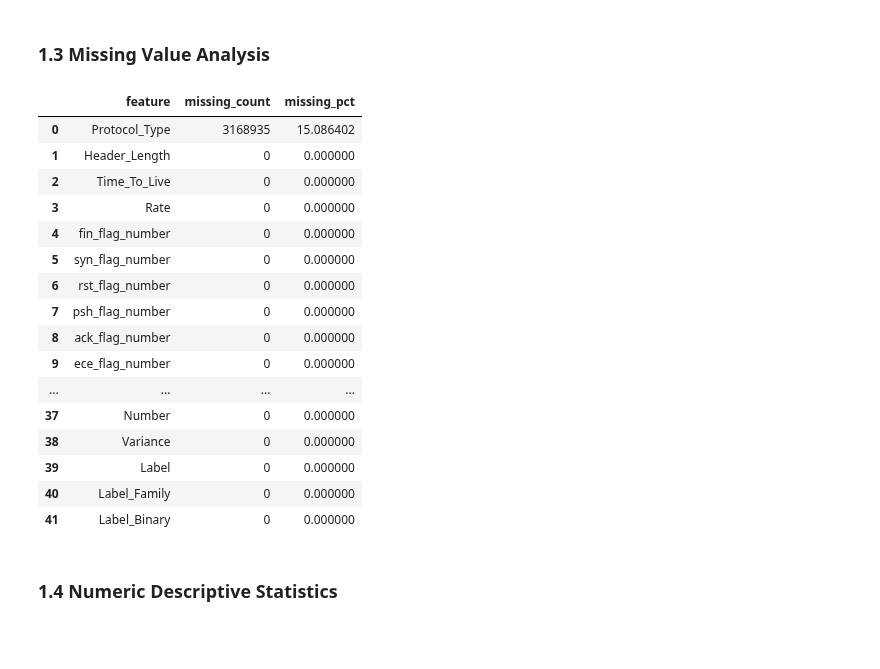
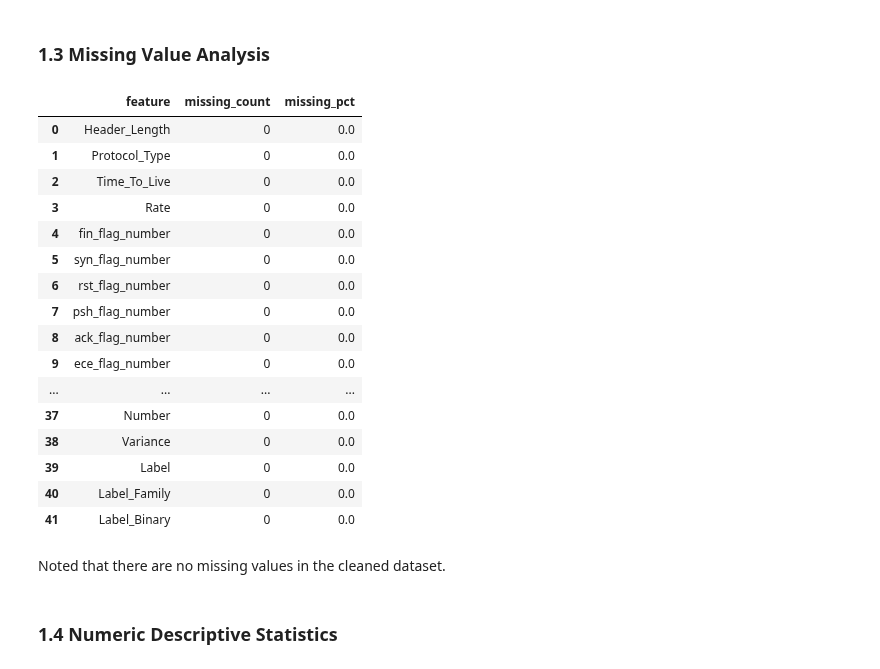
Before and after one commit to gw-00/Cybersecurity_Capstone, a Jupyter notebook: Code_Library/Data_Exploration.ipynb, the cells around one changed output. Saved outputs shown, nothing was run; the diff lists cells and outputs as text; code cells hidden in the pictures; blank space fills up the shorter version.

Commit message:
data exploration notebook update with fixed missing values

```diff
--- a/Code_Library/Data_Exploration.ipynb
+++ b/Code_Library/Data_Exploration.ipynb
@@ -67,64 +68,51 @@ dtype_df
 # %% [markdown]
 ### 1.3 Missing Value Analysis
 # %%
-# Missing counts
-missing_count_df = (
+# Missing value counts and percentages per column
+
+# 1. Count nulls for each column
+missing_count_pl = (
     scan
     .select([
         pl.col(c).null_count().alias(c)
         for c in col_names
     ])
     .collect()
     .transpose(include_header=True, header_name="feature")
 )
 
-# Rename the second column (e.g. 'column_0') to 'missing_count'
-missing_count_df = missing_count_df.rename({
-    missing_count_df.columns[1]: "missing_count"
+# 2. Rename the numeric column (e.g. 'column_0') to 'missing_count'
+missing_count_pl = missing_count_pl.rename({
+    missing_count_pl.columns[1]: "missing_count"
 })
 
-
-# Missing percentages
-missing_pct_df = (
-    scan
-    .select([
-        (pl.col(c).null_count() / pl.len() * 100).alias(c)
-        for c in col_names
-    ])
-    .collect()
-    .transpose(include_header=True, header_name="feature")
-)
-
-# Rename the second column to 'missing_pct'
-missing_pct_df = missing_pct_df.rename({
-    missing_pct_df.columns[1]: "missing_pct"
-})
-
-
-# Combine into a single DataFrame and sort
+# 3. Add missing percentage using the row_count we computed earlier
 missing_pl = (
-    missing_count_df
-    .join(missing_pct_df, on="feature", how="inner")
+    missing_count_pl
+    .with_columns(
+        (pl.col("missing_count") / row_count * 100).alias("missing_pct")
+    )
     .sort("missing_pct", descending=True)
 )
 
+# 4. Convert to pandas for easier viewing/plotting
 missing_df = missing_pl.to_pandas()
 missing_df
 # %% [output]
 |  | feature | missing_count | missing_pct |
-| 0 | Protocol_Type | 3168935 | 15.086402 |
-| 1 | Header_Length | 0 | 0.000000 |
-| 2 | Time_To_Live | 0 | 0.000000 |
-| 3 | Rate | 0 | 0.000000 |
-| 4 | fin_flag_number | 0 | 0.000000 |
-| 5 | syn_flag_number | 0 | 0.000000 |
-| 6 | rst_flag_number | 0 | 0.000000 |
-| 7 | psh_flag_number | 0 | 0.000000 |
-| 8 | ack_flag_number | 0 | 0.000000 |
-| 9 | ece_flag_number | 0 | 0.000000 |
+| 0 | Header_Length | 0 | 0.0 |
+| 1 | Protocol_Type | 0 | 0.0 |
+| 2 | Time_To_Live | 0 | 0.0 |
+| 3 | Rate | 0 | 0.0 |
+| 4 | fin_flag_number | 0 | 0.0 |
+| 5 | syn_flag_number | 0 | 0.0 |
+| 6 | rst_flag_number | 0 | 0.0 |
+| 7 | psh_flag_number | 0 | 0.0 |
+| 8 | ack_flag_number | 0 | 0.0 |
+| 9 | ece_flag_number | 0 | 0.0 |
 | ... | ... | ... | ... |
-| 37 | Number | 0 | 0.000000 |
-| 38 | Variance | 0 | 0.000000 |
-| 39 | Label | 0 | 0.000000 |
-| 40 | Label_Family | 0 | 0.000000 |
-| 41 | Label_Binary | 0 | 0.000000 |
+| 37 | Number | 0 | 0.0 |
+| 38 | Variance | 0 | 0.0 |
+| 39 | Label | 0 | 0.0 |
+| 40 | Label_Family | 0 | 0.0 |
+| 41 | Label_Binary | 0 | 0.0 |
@@ -148,3 +119,5 @@ if not nonzero_missing.empty:
+# %% [markdown]
+Noted that there are no missing values in the cleaned dataset.
 # %% [markdown]
 ### 1.4 Numeric Descriptive Statistics
 # %%
```
Also changed, not shown: parts of 14 cells of this notebook.
